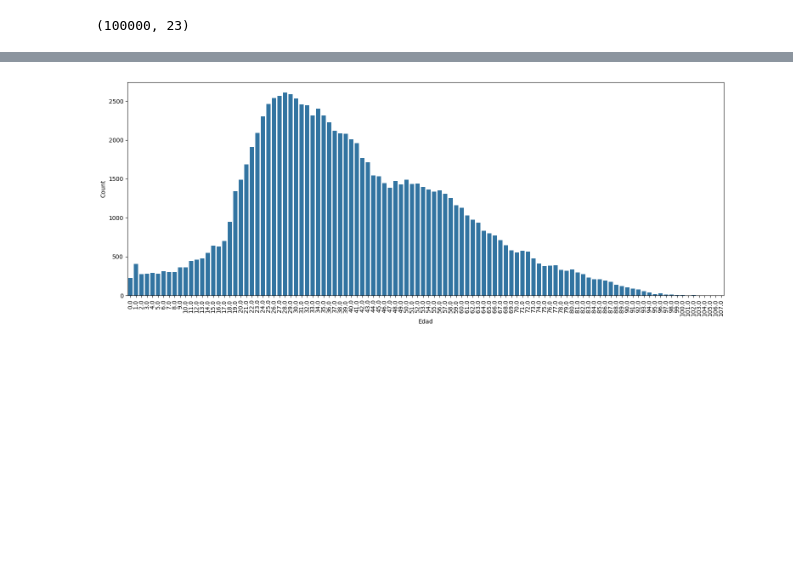
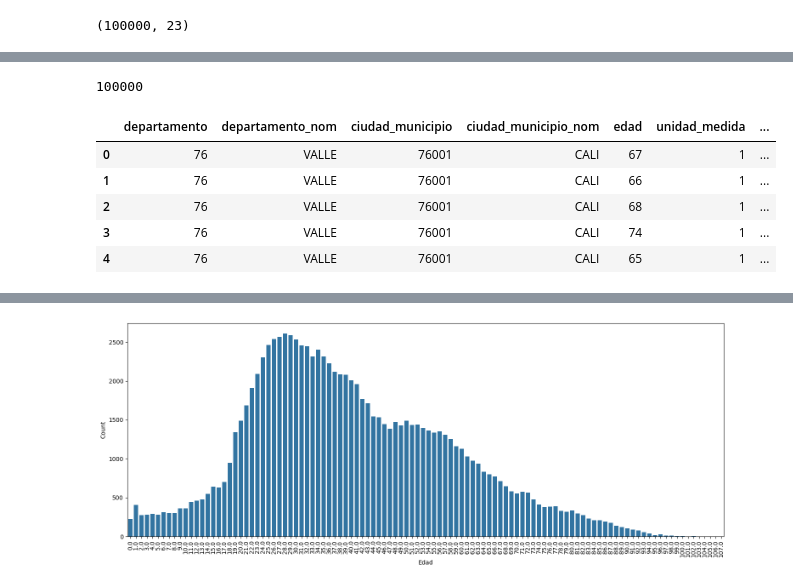
Before and after one commit to 4GeeksAcademy/remelop_Machine_Learning_Final_Project, a Jupyter notebook: src/Final_Project.ipynb, the cells around one changed output, grey strips where cells are left out. Drawn from its saved outputs; the diff is of its cells as text; code cells hidden in the pictures; blank space fills up the shorter version.

Commit message:
data_clean

```diff
--- a/src/Final_Project.ipynb
+++ b/src/Final_Project.ipynb
@@ -104,0 +96,16 @@ data_c['unidad_medida'] = pd.to_numeric(data_c['unidad_medida'], errors='coerce'
+# %%
+# Verificación de la identificación de caso única, para evitar utilizar datos duplicados
+data_c['id_de_caso'].nunique()
+# %% [output]
+100000
+# %%
+# Eliminación de información irrelevante
+data_c = data_c.drop(columns=['fecha_reporte_web', 'id_de_caso', 'fecha_de_notificaci_n', 'fecha_inicio_sintomas', 'fecha_recuperado', 'fecha_muerte', 'nom_grupo_'])
+data_c.head()
+# %% [output]
+|  | departamento | departamento_nom | ciudad_municipio | ciudad_municipio_nom | edad | unidad_medida | ... |
+| 0 | 76 | VALLE | 76001 | CALI | 67 | 1 | ... |
+| 1 | 76 | VALLE | 76001 | CALI | 66 | 1 | ... |
+| 2 | 76 | VALLE | 76001 | CALI | 68 | 1 | ... |
+| 3 | 76 | VALLE | 76001 | CALI | 74 | 1 | ... |
+| 4 | 76 | VALLE | 76001 | CALI | 65 | 1 | ... |
```
Also changed, not shown: parts of 22 cells of this notebook.
